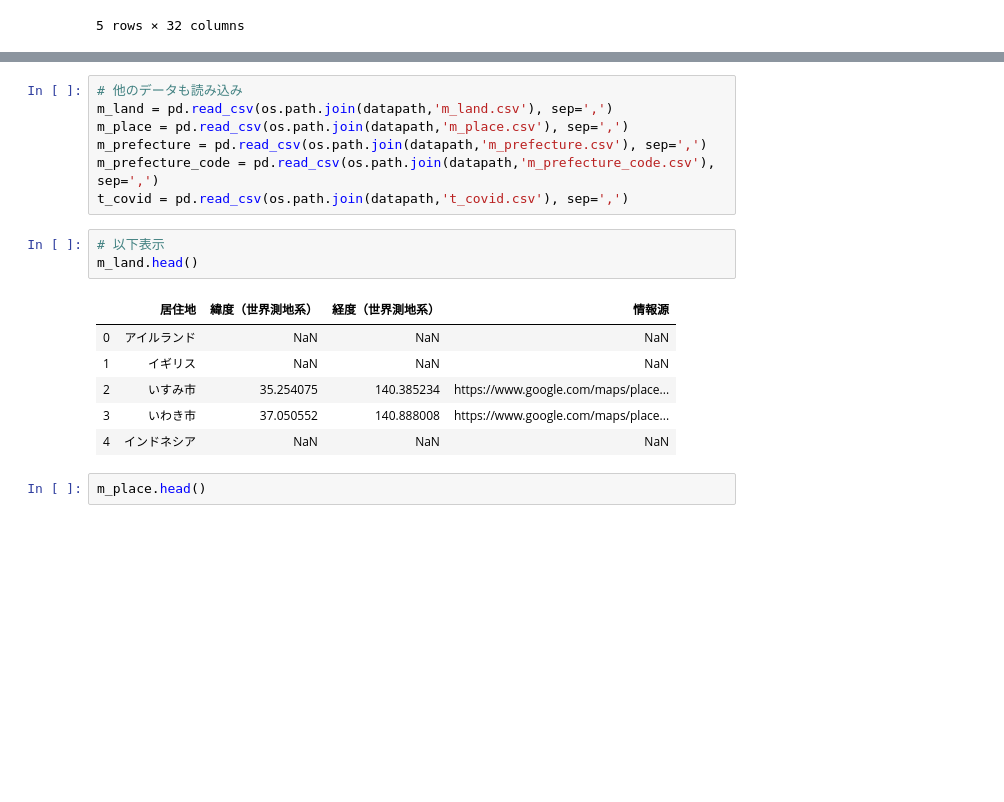
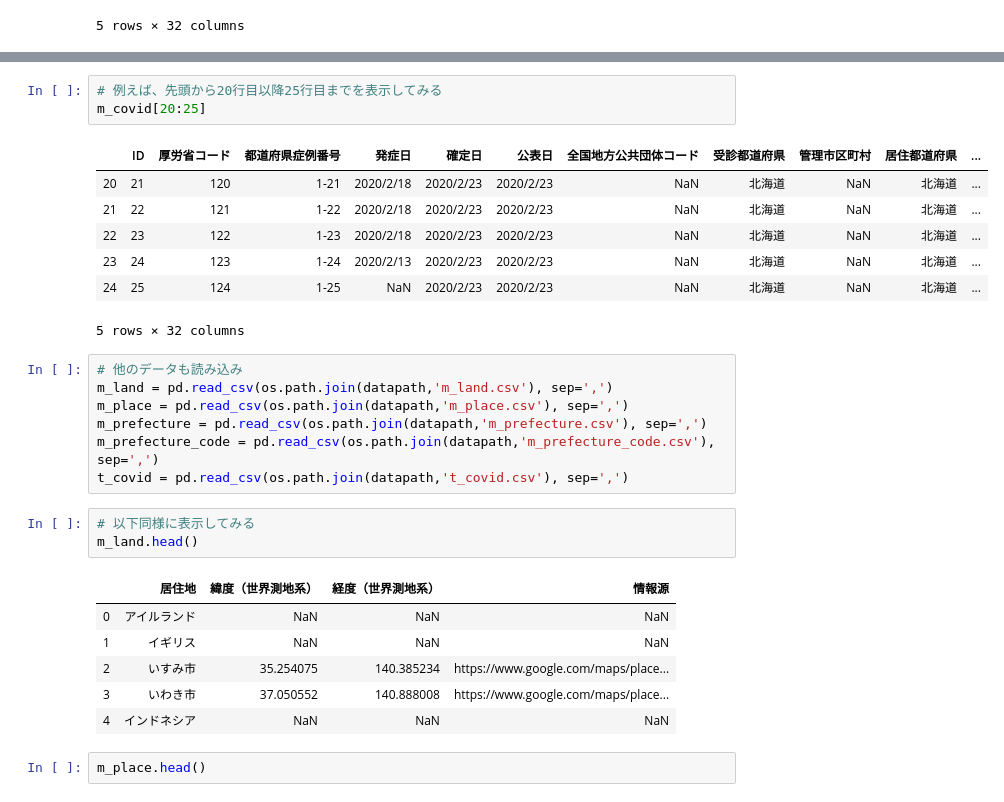
Before and after one commit to abeja-inc/platform_notebook_handson, a Jupyter notebook: day1/day1.ipynb, the cells around one changed output, grey strips where cells are left out. Cells and saved outputs as stored; diff of their text form; blank space fills up the shorter version.

```diff
--- a/day1/day1.ipynb
+++ b/day1/day1.ipynb
@@ -136,3 +160,14 @@ m_covid.head()
+# %%
+# 例えば、先頭から20行目以降25行目までを表示してみる
+m_covid[20:25]
+# %% [output]
+|  | ID | 厚労省コード | 都道府県症例番号 | 発症日 | 確定日 | 公表日 | 全国地方公共団体コード | 受診都道府県 | 管理市区町村 | 居住都道府県 | ... |
+| 20 | 21 | 120 | 1-21 | 2020/2/18 | 2020/2/23 | 2020/2/23 | NaN | 北海道 | NaN | 北海道 | ... |
+| 21 | 22 | 121 | 1-22 | 2020/2/18 | 2020/2/23 | 2020/2/23 | NaN | 北海道 | NaN | 北海道 | ... |
+| 22 | 23 | 122 | 1-23 | 2020/2/18 | 2020/2/23 | 2020/2/23 | NaN | 北海道 | NaN | 北海道 | ... |
+| 23 | 24 | 123 | 1-24 | 2020/2/13 | 2020/2/23 | 2020/2/23 | NaN | 北海道 | NaN | 北海道 | ... |
+| 24 | 25 | 124 | 1-25 | NaN | 2020/2/23 | 2020/2/23 | NaN | 北海道 | NaN | 北海道 | ... |
+5 rows × 32 columns
 # %%
 # 他のデータも読み込み
 m_land = pd.read_csv(os.path.join(datapath,'m_land.csv'), sep=',')
@@ -141,7 +176,7 @@ m_prefecture = pd.read_csv(os.path.join(datapath,'m_prefecture.csv'), sep=',')
 m_prefecture_code = pd.read_csv(os.path.join(datapath,'m_prefecture_code.csv'), sep=',')
 t_covid = pd.read_csv(os.path.join(datapath,'t_covid.csv'), sep=',')
 # %%
-# 以下表示
+# 以下同様に表示してみる
 m_land.head()
 # %% [output]
 |  | 居住地 | 緯度（世界測地系） | 経度（世界測地系） | 情報源 |
```
Also changed, not shown: parts of 18 cells of this notebook.
